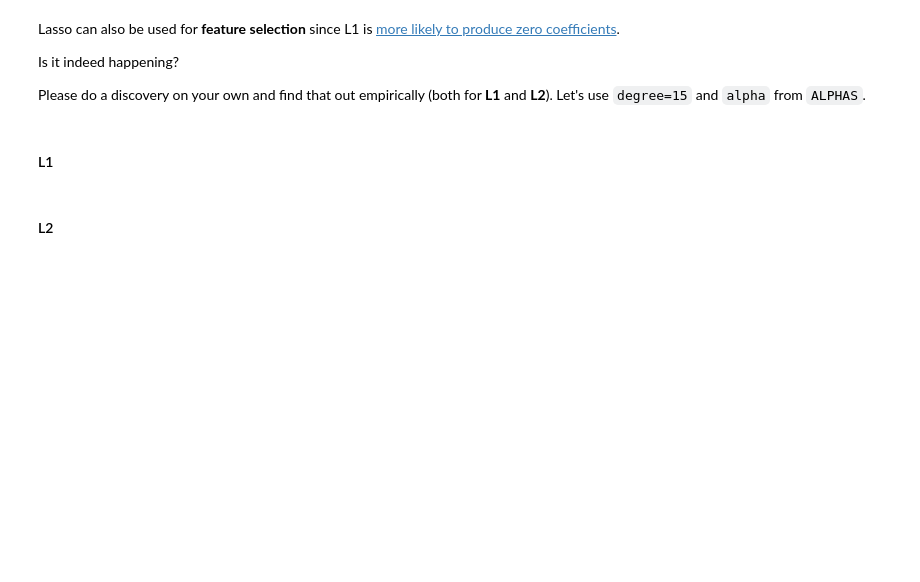
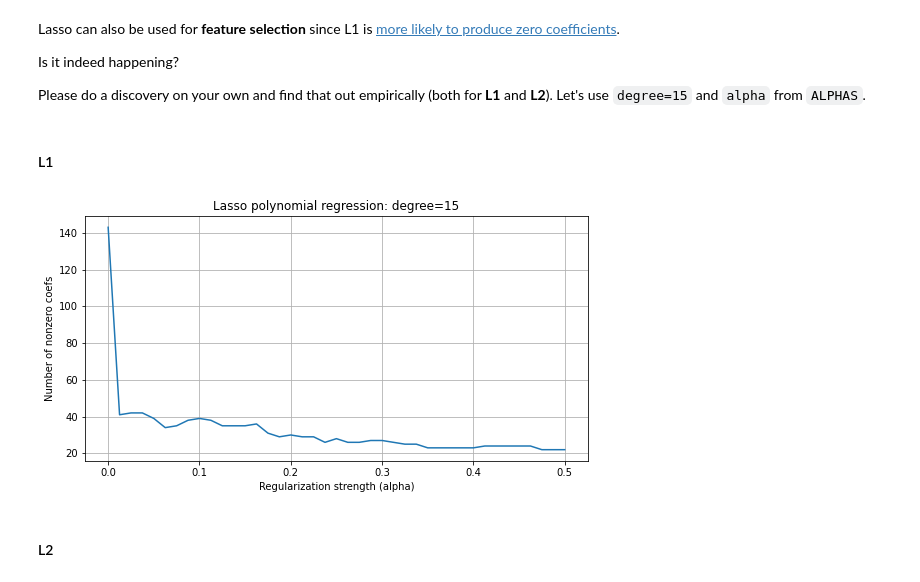
Before and after one commit to albert-bariev/rs-school-ml, a Jupyter notebook: 4_overfitting_regularization.ipynb, the cells around one changed output. Cells and saved outputs as stored; diff of their text form; code cells hidden in the pictures; blank space fills up the shorter version.

```diff
--- a/4_overfitting_regularization.ipynb
+++ b/4_overfitting_regularization.ipynb
@@ -604,2 +602,18 @@ Please do a discovery on your own and find that out empirically (both for **L1**
+# %%
+L1_nonzero_coefs = []
+for alpha in ALPHAS:
+    L1 = make_model(degree=15, penalty='L1', alpha=alpha, poly_cols=[1,2])
+    coefs = L1.fit(X_train, y_train)['reg'].coef_
+    L1_nonzero_coefs.append(np.count_nonzero(coefs))
+
+plt.figure(figsize=(9, 4.5))
+plt.plot(ALPHAS, L1_nonzero_coefs)
+plt.title('Lasso polynomial regression: degree=15')
+plt.xlabel('Regularization strength (alpha)')
+plt.ylabel('Number of nonzero coefs')
+plt.grid(True)
+plt.show()
+# %% [output]
+[figure, added]
 # %% [markdown]
 #### L2
```
Also changed, not shown: parts of 7 cells of this notebook.
